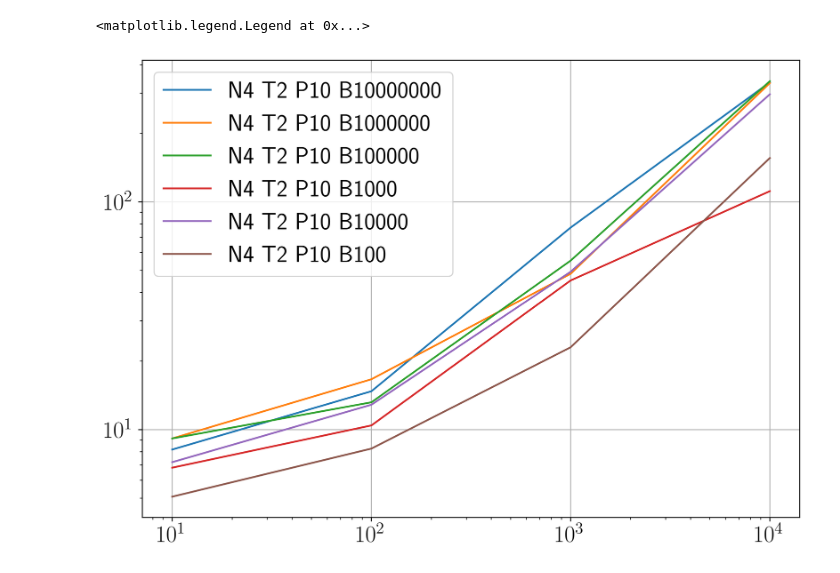
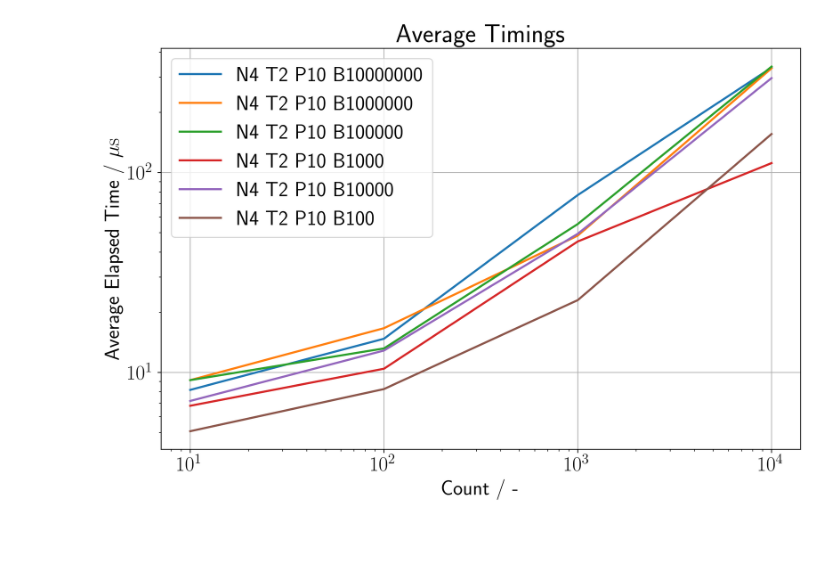
Before and after one commit to tellocam/HPC, a Jupyter notebook: Exercise_2/hydra_env/hydra_output_folders/hydra_Ex2_output_prepare/ex2_plots.ipynb, the cells around one changed output. Cells and saved outputs as stored; diff of their text form; code cells hidden in the pictures; blank space fills up the shorter version.

```diff
--- a/Exercise_2/hydra_env/hydra_output_folders/hydra_Ex2_output_prepare/ex2_plots.ipynb
+++ b/Exercise_2/hydra_env/hydra_output_folders/hydra_Ex2_output_prepare/ex2_plots.ipynb
@@ -31,7 +31,7 @@ txt_files = glob.glob("EX2_*.txt")
 df_dict = {}
 for file in txt_files:
     df = pd.read_csv(file, sep=',', header=None)
-    df.rename(columns={0:"count", 1:"bytes", 2:"avg", 3:"min", 4:"med", 5:"stddev", 6:"CI"}, inplace=True)
+    df.rename(columns={0:"Count", 1:"Bytes", 2:"Average", 3:"Min", 4:"Median", 5:"Stddev", 6:"CI"}, inplace=True)
     df_dict[file] = df
 
 legend_dict = df_dict.copy()
@@ -41,15 +41,31 @@ for key in legend_dict:
     legend_dict[key] = legend_dict[key].replace('.txt', '')
     legend_dict[key] = legend_dict[key].replace('_', ' ')
 # %%
+plot_x = 'Count'
+plot_y = 'Average'
+cond_1 = 'N4'
+cond_2 = 'T2'
+cond_3 = 'P10'
+
 plt.figure(1)
 plt.grid()
+
 for key in df_dict.keys():
     legend_entry = str(key)
-    if 'N4' in key and 'T2' in key and 'P10' in key:
+    if cond_1 in key and cond_2 in key and cond_3 in key:
         plot_df = df_dict.get(key)
-        plt.loglog(plot_df['count'], plot_df['avg'], label=legend_dict[key])
+        plt.loglog(plot_df[plot_x], plot_df[plot_y], label=legend_dict[key], linewidth = 2)
     del legend_entry
+
 plt.legend()
+plt.xlabel( plot_x + ' / -')
+plt.ylabel(plot_y +' Elapsed Time / $\mu \mathrm{s}$')
+plt.title(plot_y + ' Timings')
+plt.tight_layout()
+
+if(save_figures_to_latex==True):
+    plt.savefig(figures_path + '/Ex2_' + cond_1 + '_' + cond_2 + '.pdf')
+
+del plot_x, plot_y, cond_1, cond_2, cond_3
 # %% [output]
-<matplotlib.legend.Legend at 0x...>
-[figure, old version]
+[figure, new version]
```
Also changed, not shown: 2 other files.
